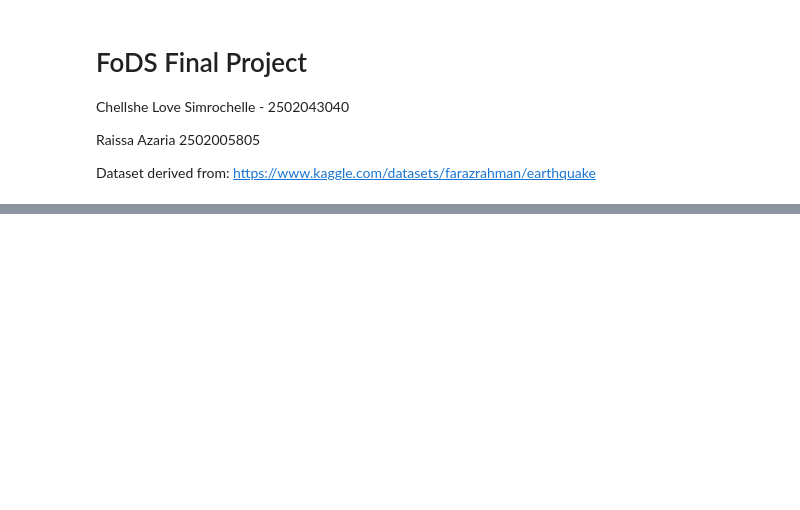
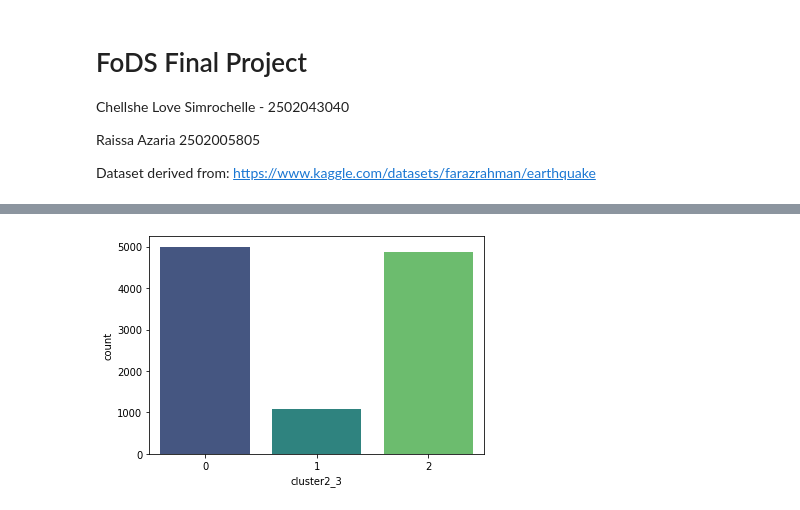
Before and after one commit to raissaazaria/FoDS_FP, a Jupyter notebook: FoDS_FP.ipynb, the cells around one changed output, grey strips where cells are left out. Drawn from its saved outputs; the diff is of its cells as text; code cells hidden in the pictures; blank space fills up the shorter version.

```diff
--- a/FoDS_FP.ipynb
+++ b/FoDS_FP.ipynb
@@ -168,0 +421,6 @@ def background_map():
+# %%
+# plot the data
+sns.countplot(data = df , x = 'cluster2_3', palette = 'viridis')
+plt.show()
+# %% [output]
+[figure, added]
```
Also changed, not shown: parts of 67 cells of this notebook.
